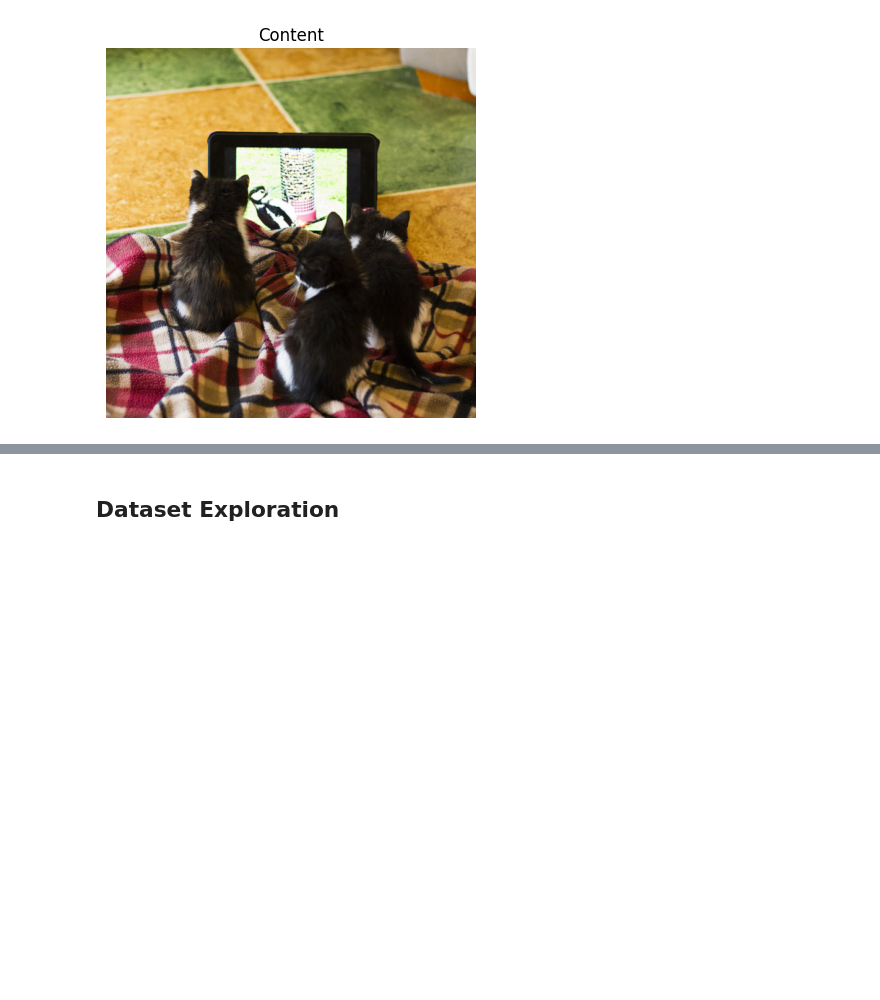
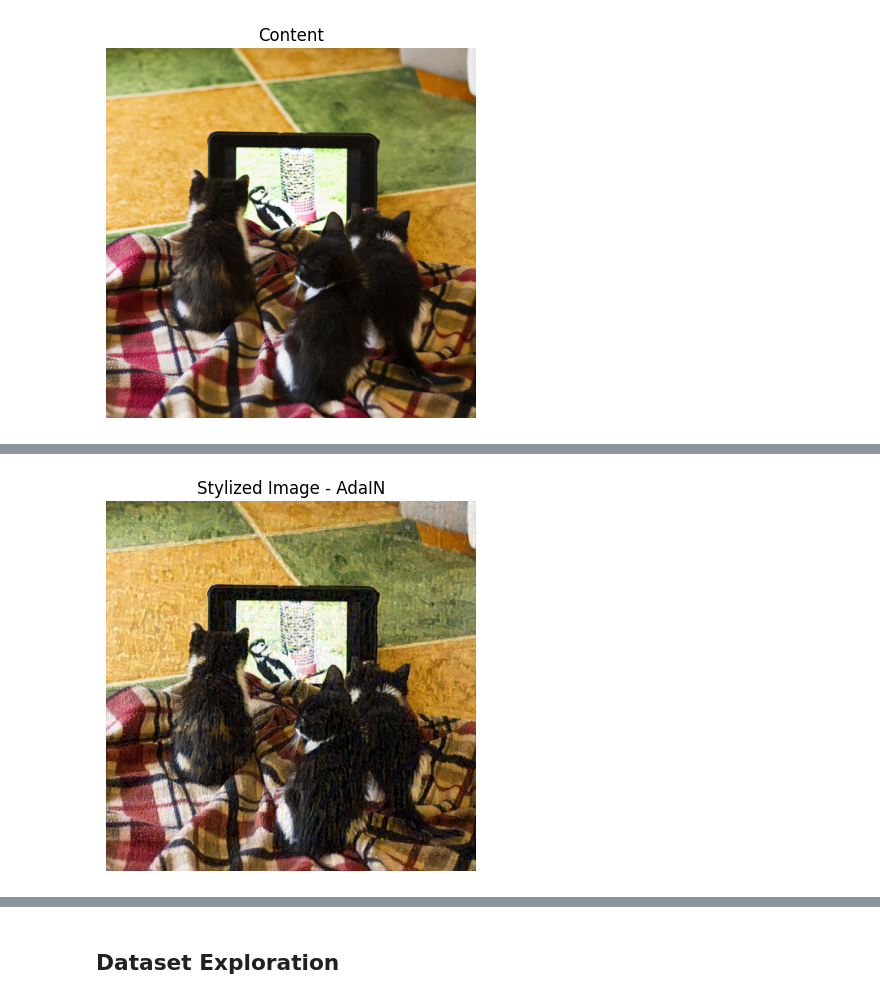
Before and after one commit to krymbeaulieu/cmpe258-group3-style-transfer, a Jupyter notebook: krystle_scratch.ipynb, the cells around one changed output, grey strips where cells are left out. Cells and saved outputs as stored; diff of their text form; code cells hidden in the pictures; blank space fills up the shorter version.

```diff
--- a/krystle_scratch.ipynb
+++ b/krystle_scratch.ipynb
@@ -177,0 +60,8 @@ dfl.imshow(output, "Stylized Image")
+# %%
+vgg = vgg19(weights='VGG19_Weights.IMAGENET1K_V1').features.to(device).eval()
+# Extract intermediate layers for content & style
+content_layers = ['conv4_2']
+style_layers = ['conv1_1', 'conv2_1', 'conv3_1', 'conv4_1', 'conv5_1']
+output = train.style_transfer(content, style, vgg, steps=500, style_weight=10.0, stop_threshold=0,layers=style_layers,loss_method="adain")
+dfl.imshow(output, "Stylized Image - AdaIN")
+# %% [output]
@@ -177,0 +74 @@ dfl.imshow(output, "Stylized Image")
+[figure, added]
```
Also changed, not shown: parts of 15 cells of this notebook, 1 other file.
